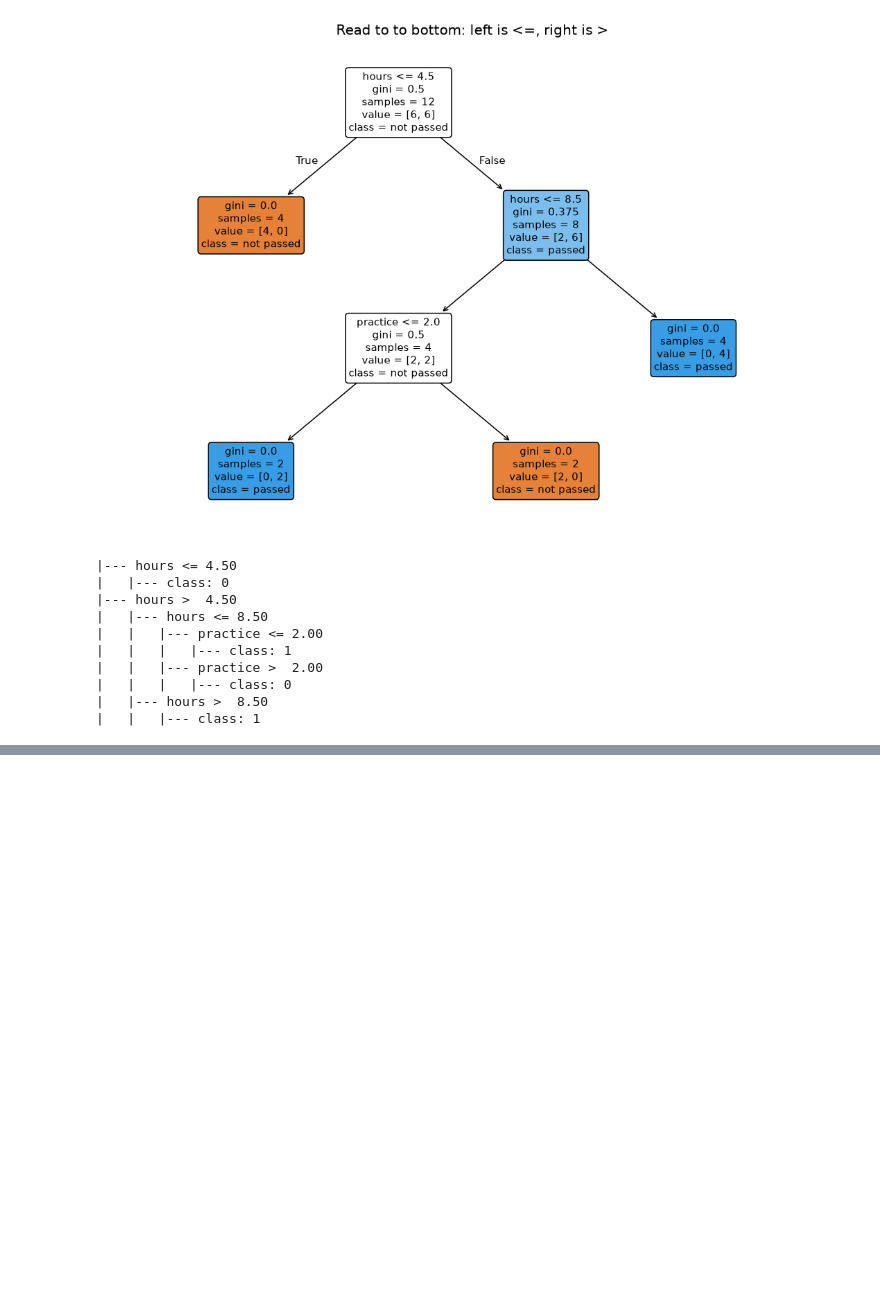
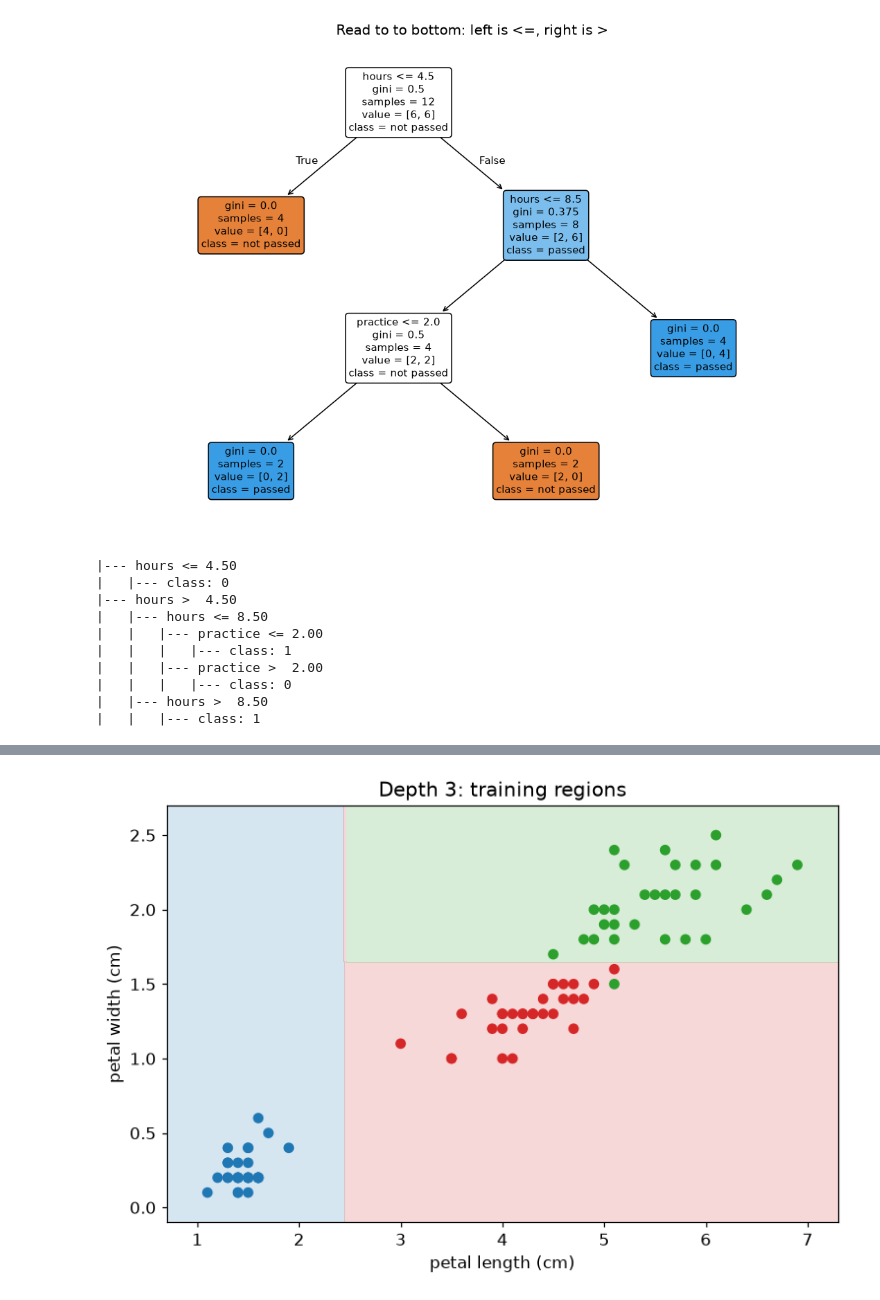
Before and after one commit to optimizer-step/scikit-learn-masterclass, a Jupyter notebook: notebooks/ch09_decision_tree.ipynb, the cells around one changed output, grey strips where cells are left out. Saved outputs shown, nothing was run; the diff lists cells and outputs as text; code cells hidden in the pictures; blank space fills up the shorter version.

```diff
--- a/notebooks/ch09_decision_tree.ipynb
+++ b/notebooks/ch09_decision_tree.ipynb
@@ -262,0 +401,29 @@ print(export_text(exam_tree, feature_names = list(Xe.columns)))
+# %%
+iris_tree = DecisionTreeClassifier(max_depth = 3, random_state=42)
+iris_tree.fit(Xtr, ytr)
+fig, ax = plt.subplots(figsize = (8,5))
+
+
+def boundary(model, features, target, ax, title):
+    a = np.linspace(features.iloc[:,0].min()- 0.4,
+                    features.iloc[:,0].max() + 0.4, 180)
+    b = np.linspace(features.iloc[:,1].min()- 0.2,
+                    features.iloc[:,1].max() + 0.2, 180)
+
+    xx, yy = np.meshgrid(a, b)
+
+    grid = pd.DataFrame(np.c_[xx.ravel(), yy.ravel()],
+                        columns = features.columns)
+    cmap = ListedColormap(['tab:blue', 'tab:red', 'tab:green'])
+    zz = model.predict(grid).reshape(xx.shape)
+
+    ax.contourf(xx, yy, zz, levels = [-.5, .5, 1.5, 2.5],
+                cmap = cmap, alpha = 0.18)
+    ax.scatter(features.iloc[:,0], features.iloc[:,1],
+               c=target, cmap = cmap, vmin=0, vmax=2)
+    ax.set(xlabel=features.columns[0],ylabel = features.columns[1],
+           title = title)
+
+boundary(iris_tree, Xtr, ytr, ax, "Depth 3: training regions")
+# %% [output]
+[figure, added]
```
Also changed, not shown: parts of 26 cells of this notebook, 2 other files.
